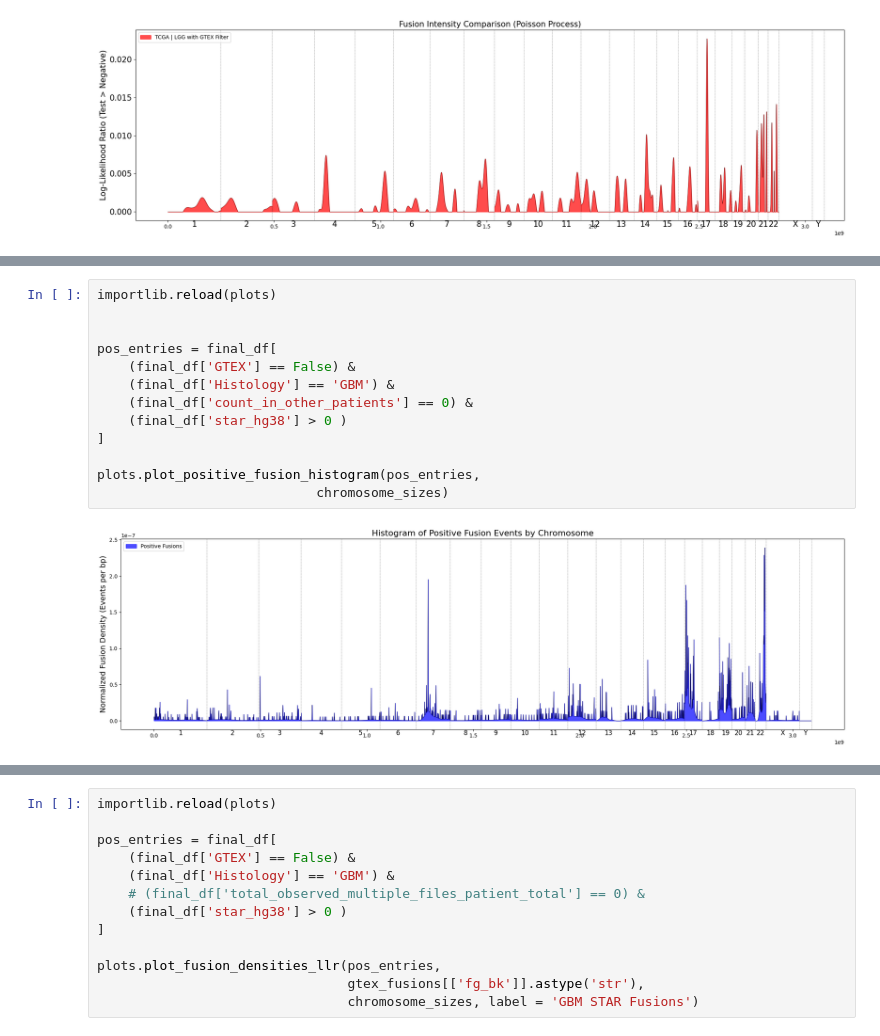
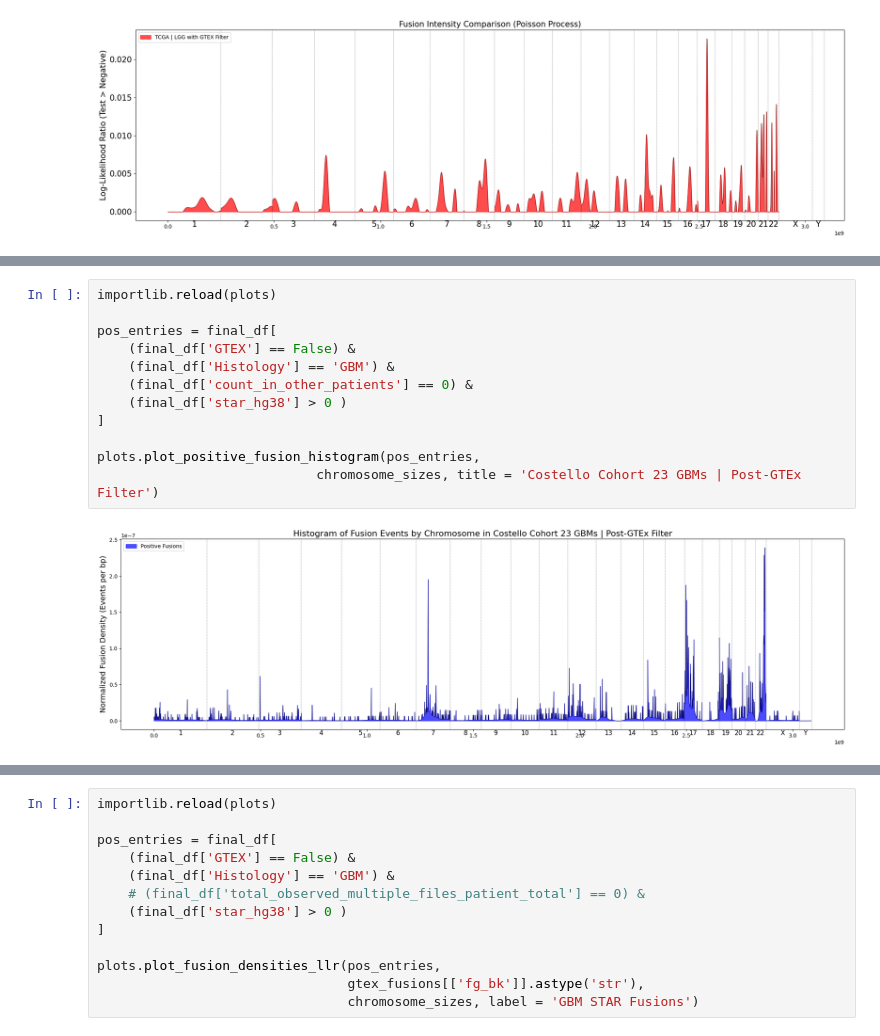
Before and after one commit to sermare/fusioncharacterization_gliomas, a Jupyter notebook: fcg/jupyter_notebooks/mapping_viz.ipynb, the cells around one changed output, grey strips where cells are left out. Cells and saved outputs as stored; diff of their text form.

```diff
--- a/fcg/jupyter_notebooks/mapping_viz.ipynb
+++ b/fcg/jupyter_notebooks/mapping_viz.ipynb
@@ -135,15 +218,14 @@ plots.plot_fusion_densities_llr(tcga_fusions_star[tcga_fusions_star['tissue_type
 # %%
 importlib.reload(plots)
-
 
 pos_entries = final_df[
     (final_df['GTEX'] == False) &
     (final_df['Histology'] == 'GBM') &
     (final_df['count_in_other_patients'] == 0) &
     (final_df['star_hg38'] > 0 )
 ]
 
 plots.plot_positive_fusion_histogram(pos_entries,
-                            chromosome_sizes)
+                            chromosome_sizes, title = 'Costello Cohort 23 GBMs | Post-GTEx Filter')
 # %% [output]
-[figure, old version]
+[figure, new version]
```
Also changed, not shown: parts of 12 cells of this notebook, 7 other files.
